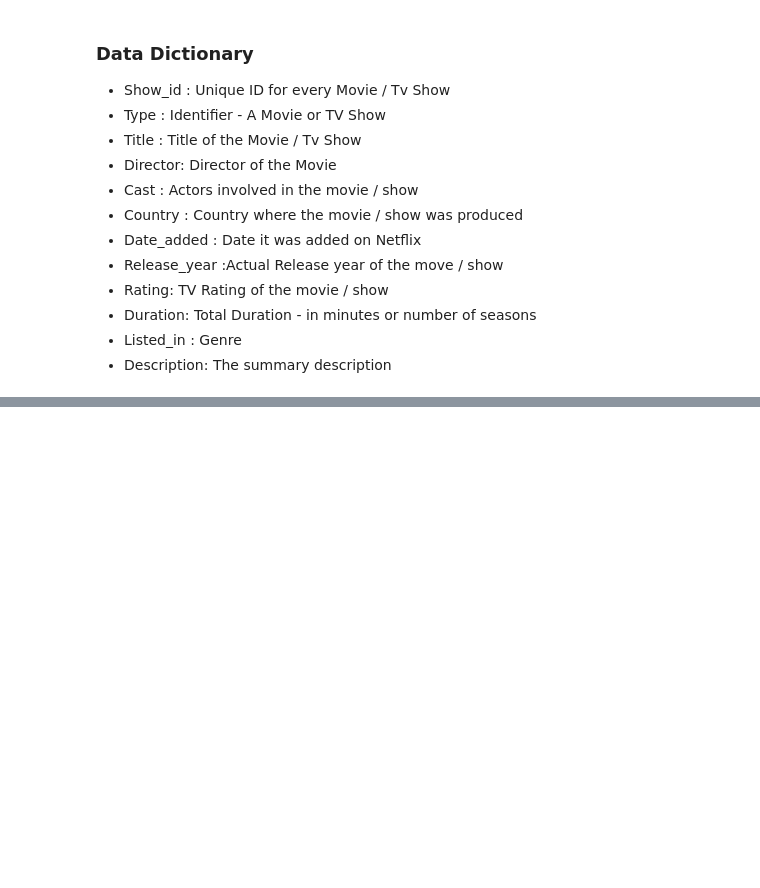
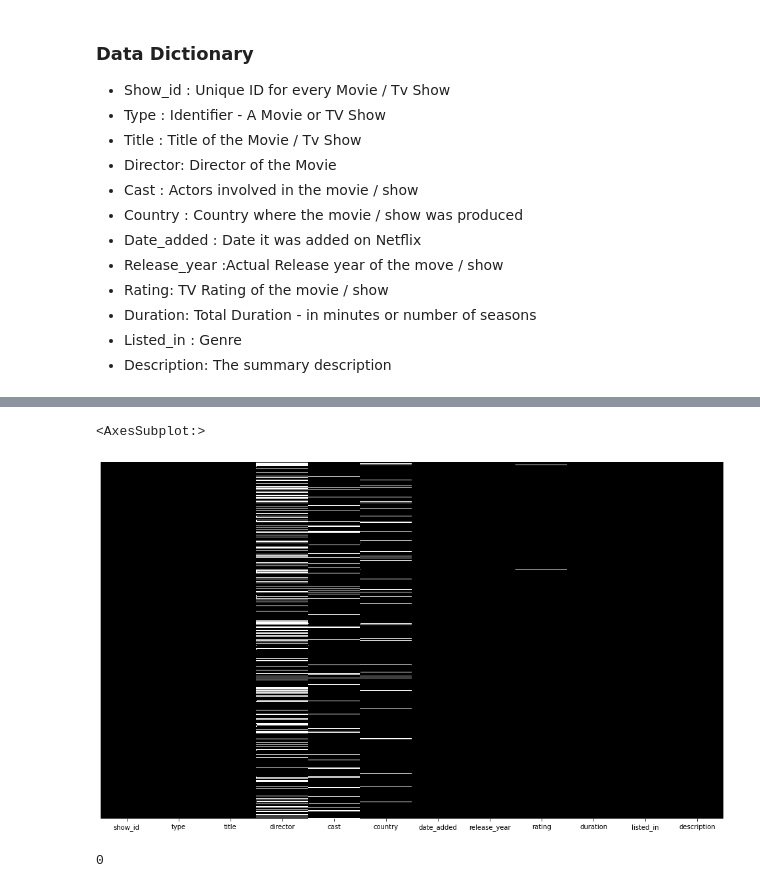
Before and after one commit to HunterKane/Netflix-Data-Analysis-, a Jupyter notebook: Netflix Movie Analysis .ipynb, the cells around one changed output, grey strips where cells are left out. Drawn from its saved outputs; the diff is of its cells as text; code cells hidden in the pictures; blank space fills up the shorter version.

Commit message:
Updated Data
- Imported Data
- Initial Inspection completed
- Started EDA process

```diff
--- a/Netflix Movie Analysis .ipynb
+++ b/Netflix Movie Analysis .ipynb
@@ -36,0 +44,4 @@ Some of the interesting questions (tasks) which can be performed on this dataset
+# %%
+#Import Data
+df = pd.read_csv('netflix_titles.csv')
+df.head()
@@ -36,0 +116,11 @@ Some of the interesting questions (tasks) which can be performed on this dataset
+# %%
+plt.figure(figsize=(17,10))
+sns.heatmap(df.isnull(), yticklabels=False, cbar=False, cmap='CMRmap');
+# %% [output]
+<AxesSubplot:>
+[figure, added]
+# %%
+#Check duplicates
+df.duplicated().sum()
+# %% [output]
+0
```
Also changed, not shown: parts of 9 cells of this notebook.
